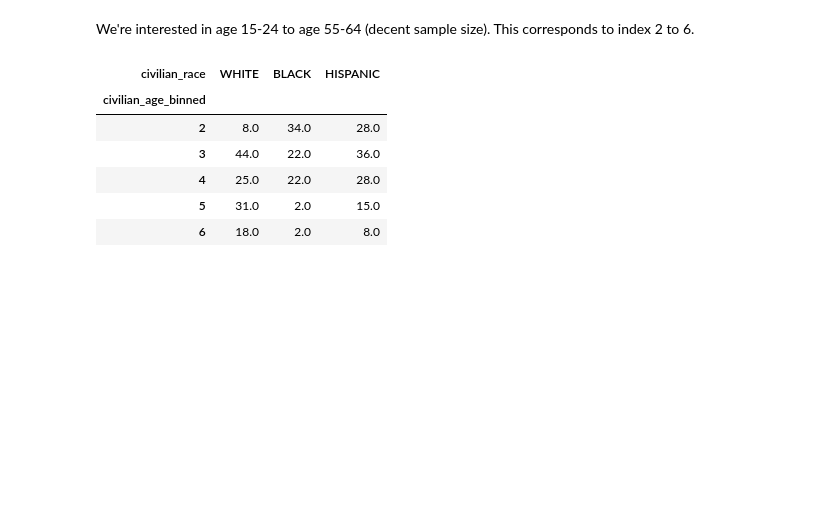
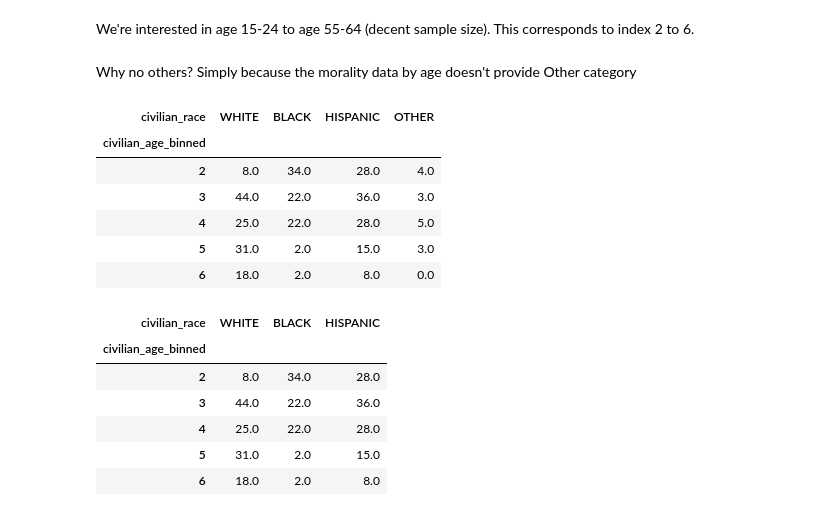
Before and after one commit to texas-justice-initiative/officer_involved_shooting, a Jupyter notebook: Notebooks/1.1-hs-data_insight_OIS_report.ipynb, the cells around one changed output. Drawn from its saved outputs; the diff is of its cells as text; code cells hidden in the pictures; blank space fills up the shorter version.

```diff
--- a/Notebooks/1.0-hs-data_insight_OIS_report.ipynb
+++ b/Notebooks/1.1-hs-data_insight_OIS_report.ipynb
@@ -971,6 +926,18 @@ We're interested in age 15-24 to age 55-64 (decent sample size). This correspond
 inds_age_binned = np.arange(2, 7)
 df_cd_died_male_age_binned = df_cd_died_male_age.loc[inds_age_binned, :].drop('OTHER', axis=1)
 df_death_age_male_binned = df_death_age_male.iloc[inds_age_binned, :].drop('TOTAL', axis=1)
+# %% [markdown]
+Why no others? Simply because the morality data by age doesn't provide Other category
+# %%
+df_cd_died_male_age.loc[inds_age_binned, :]
+# %% [output]
+| civilian_race | WHITE | BLACK | HISPANIC | OTHER |
+| civilian_age_binned |  |  |  |  |
+| 2 | 8.0 | 34.0 | 28.0 | 4.0 |
+| 3 | 44.0 | 22.0 | 36.0 | 3.0 |
+| 4 | 25.0 | 22.0 | 28.0 | 5.0 |
+| 5 | 31.0 | 2.0 | 15.0 | 3.0 |
+| 6 | 18.0 | 2.0 | 8.0 | 0.0 |
 # %%
 df_cd_died_male_age_binned
 # %% [output]
```
Also changed, not shown: parts of 157 cells of this notebook.
